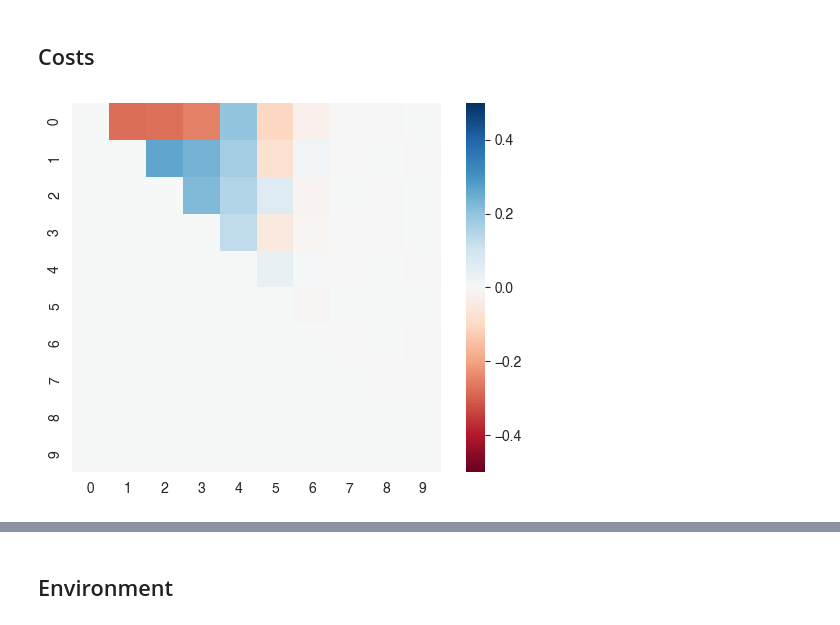
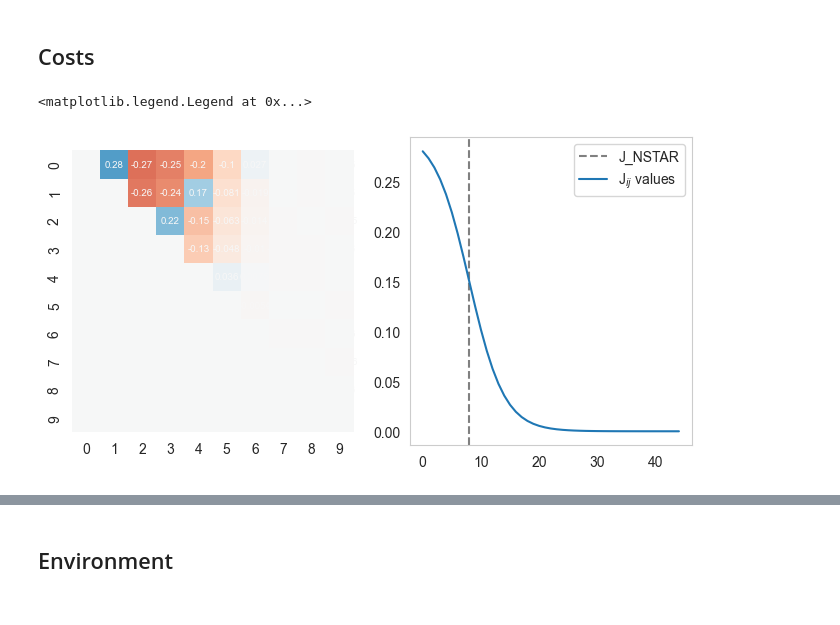
Before and after one commit to ryansmcgee/ecoevocrm, a Jupyter notebook: src/ecoevocrm/notebooks/solomon/2024-01-06_persistence-experiment_dev.ipynb, the cells around one changed output, grey strips where cells are left out. Drawn from its saved outputs; the diff is of its cells as text; code cells hidden in the pictures.

```diff
--- a/src/ecoevocrm/notebooks/solomon/2024-01-06_persistence-experiment_dev.ipynb
+++ b/src/ecoevocrm/notebooks/solomon/2024-01-06_persistence-experiment_dev.ipynb
@@ -11,6 +11,7 @@ import ecoevocrm.viz as viz
 import matplotlib
 import matplotlib.pyplot as plt
 import seaborn as sns
+sns.set_style("whitegrid", {'axes.grid' : False})
 # %% [markdown]
 #
 # %% [markdown]
@@ -37,9 +40,15 @@ cost_baseline = 0.1
 cost_trait = 0.5
 # %%
 J_NSTAR = 8
-J_SEED  = 2
+J_SEED  = 1
 #----------
 J = utils.random_matrix((num_resources, num_resources), 'tikhonov_sigmoid_ordered', args={'J_0': 0.3, 'n_star': J_NSTAR, 'delta': 3}, triangular=True, diagonal=0, shuffle=False, order_power=0, seed=J_SEED)
-viz.matrix_plot(J, vmin=-0.5, vmax=0.5)
+#----------
+fig, ax = plt.subplots(1, 2, figsize=(8, 4))
+viz.matrix_plot(J, ax=ax[0], vmin=-0.5, vmax=0.5, cbar=False, annot=True, annot_kws={'size': 7, 'color': '#f7f7f7'})
+ax[1].axvline(J_NSTAR, ls='--', color='gray', label='J_NSTAR')
+ax[1].plot(range(len(J[J!=0])), np.sort(np.abs(J[J!=0]))[::-1], label="J${}_{ij}$ values")
+ax[1].legend()
 # %% [output]
+<matplotlib.legend.Legend at 0x...>
-[figure, old version]
+[figure, new version]
```
Also changed, not shown: parts of 33 cells of this notebook, 3 other files.
